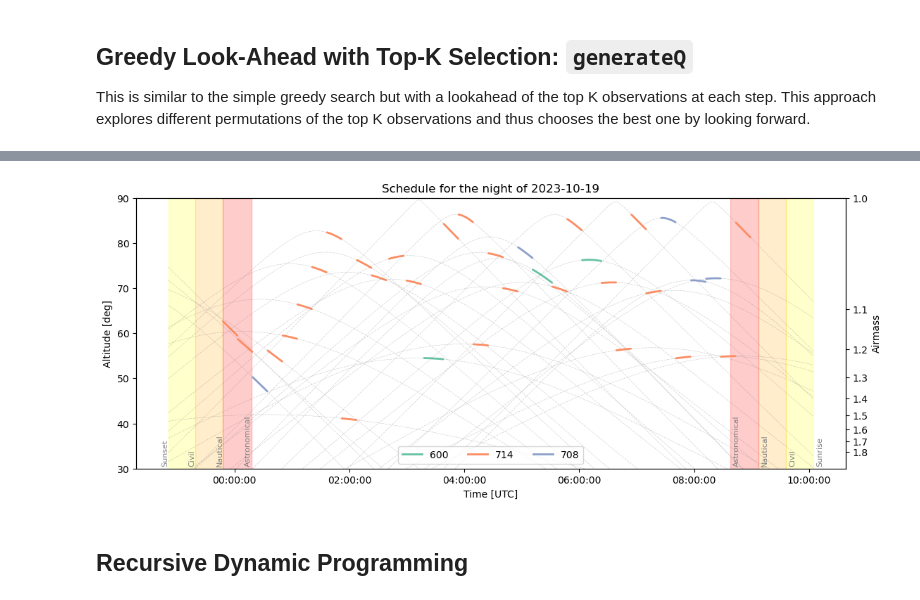
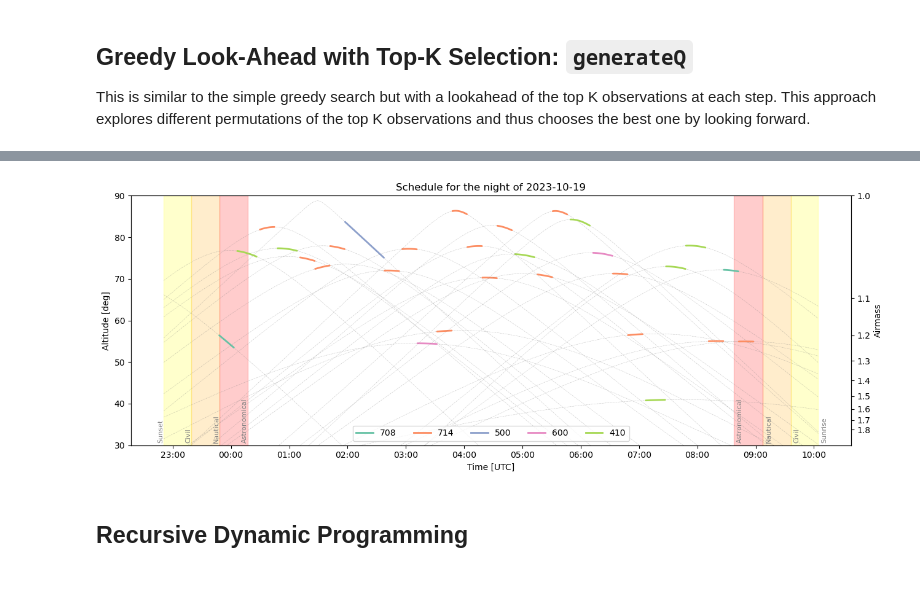
Before and after one commit to nicochunger/SCOPES, a Jupyter notebook: scheduler_test.ipynb, the cells around one changed output, grey strips where cells are left out. Saved outputs shown, nothing was run; the diff lists cells and outputs as text; code cells hidden in the pictures.

```diff
--- a/scheduler_test.ipynb
+++ b/scheduler_test.ipynb
@@ -83,0 +170,4 @@ len(targets_714)
+# %%
+targets_410 = load_program("programs/Prog410CAM_2023-10-19_obsinfo.csv",
+                           prog410, merits_list, pct_keep=1.0)
+len(targets_410)
@@ -95,8 +199,14 @@ obs_708 = build_observations(targets_708, start_datetime,
 # %%
 obs_714 = build_observations(targets_714, start_datetime,
                              night, TimeDelta(15*u.min), "programs/obs_714.pkl")
+# %%
+obs_500 = build_observations(targets_500, start_datetime,
+                                night, TimeDelta(40*u.min), "programs/obs_500.pkl")
+# %%
+obs_410 = build_observations(targets_410, start_datetime,
+                             night, TimeDelta(33*u.min), "programs/obs_410.pkl")
 # %%
-test_observations = obs_600 + obs_708 + obs_714
+test_observations = obs_600 + obs_708 + obs_714 + obs_500 + obs_410
 # %% [markdown]
 ## Test the merits
 # %%
@@ -262,7 +367,7 @@ Observation ratio = 0.93862
 # %%
-gQ_plan.plot()
+gQ_plan.plot(save=True)
 # %% [output]
-[figure, old version]
+[figure, new version]
 # %% [markdown]
 ## Recursive Dynamic Programming
 # %%
```
Also changed, not shown: parts of 32 cells of this notebook, 6 other files.
